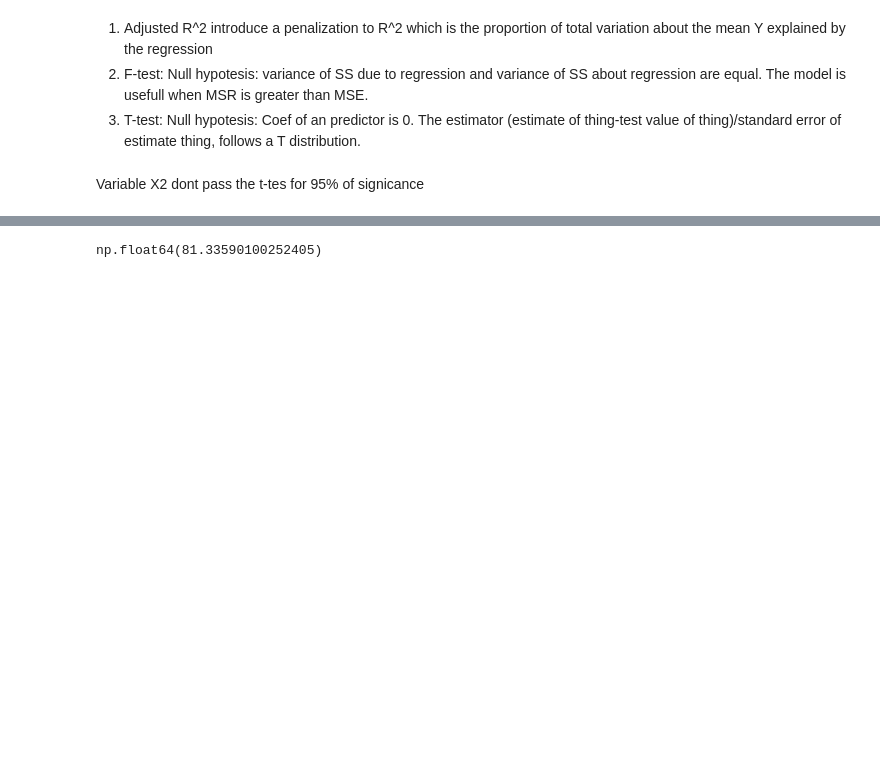
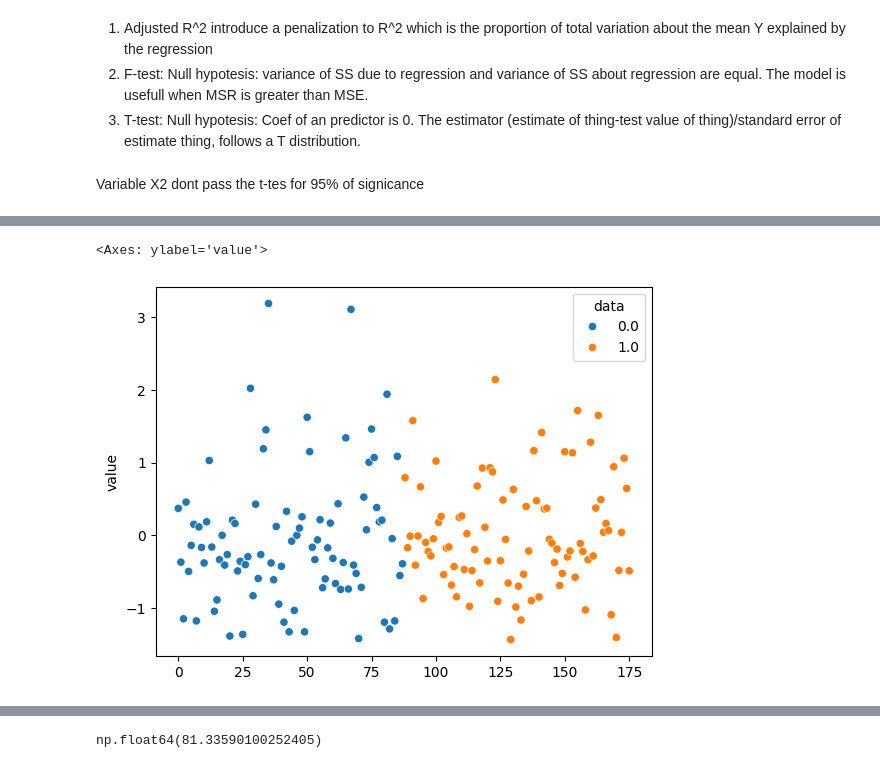
Before and after one commit to 318281029SBH/Escuela, a Jupyter notebook: GWeatherLinearRegression.ipynb, the cells around one changed output, grey strips where cells are left out. Cells and saved outputs as stored; diff of their text form; code cells hidden in the pictures; blank space fills up the shorter version.

```diff
--- a/GWeatherLinearRegression.ipynb
+++ b/GWeatherLinearRegression.ipynb
@@ -379,0 +346,8 @@ plt.show()
+# %%
+data_value=np.append(np.zeros(len(y_test)),np.ones(len(pred)))
+# %%
+pred_test=np.append(y_test,pred)
+pred=results.predict(X_test_selected)
+# %%
+pred_df=pd.DataFrame({'value': pred_test, 'data': data_value})
+pred_df
@@ -379,0 +368,2 @@ plt.show()
+# %%
+pred_df.reset_index(drop=False, inplace=True)
@@ -379,0 +386,5 @@ plt.show()
+# %%
+sns.scatterplot(data=pred_df, x=range(len(pred)+len(y_test)), y="value", hue="data")
+# %% [output]
+<Axes: ylabel='value'>
+[figure, added]
```
Also changed, not shown: parts of 21 cells of this notebook.
